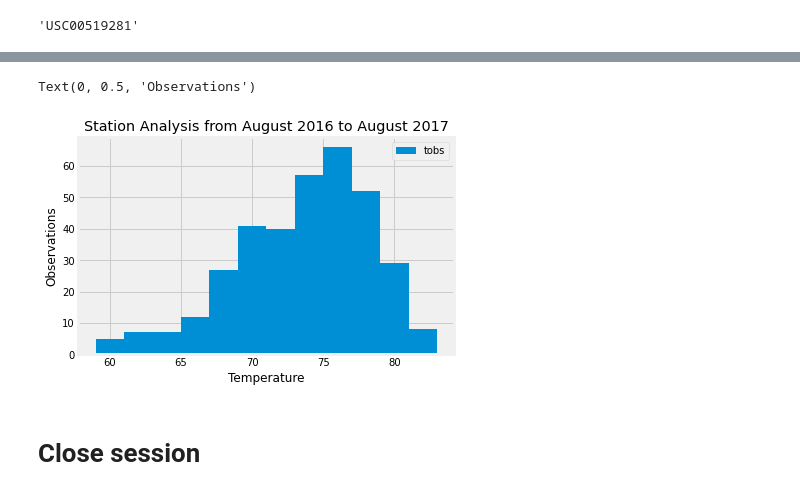
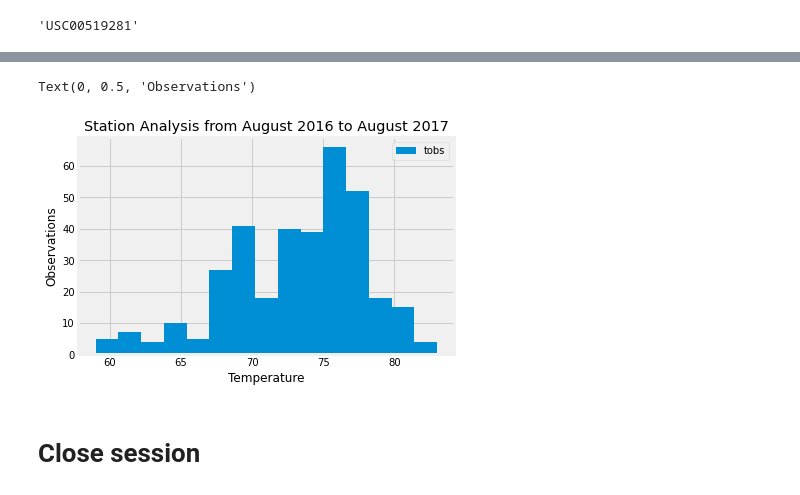
Before and after one commit to CChaussee/HawaiiSQL, a Jupyter notebook: climate_starter.ipynb, the cells around one changed output, grey strips where cells are left out. Cells and saved outputs as stored; diff of their text form; code cells hidden in the pictures.

```diff
--- a/climate_starter.ipynb
+++ b/climate_starter.ipynb
@@ -127,20 +115,20 @@ count_df
 # %%
 # Using the most active station id
 # Query the last 12 months of temperature observation data for this station and plot the results as a histogram
 temps = session.query(Measurement.station, Measurement.date, Measurement.tobs).\
     filter(Measurement.station == most_active).\
     filter(Measurement.date > year_data).order_by(Measurement.date).all()
 Temperature = pd.DataFrame(temps)
 Temperature
 #histogram
 Temperature.set_index('date')
-Temperature.plot.hist(bins = 12)
+Temperature.plot.hist(bins = 15)
 plt.title("Station Analysis from August 2016 to August 2017")
 plt.xlabel("Temperature")
 plt.ylabel("Observations")
 # %% [output]
 Text(0, 0.5, 'Observations')
-[figure, old version]
+[figure, new version]
 # %% [markdown]
 # Close session
 # %%
```
Also changed, not shown: parts of 2 cells of this notebook.
